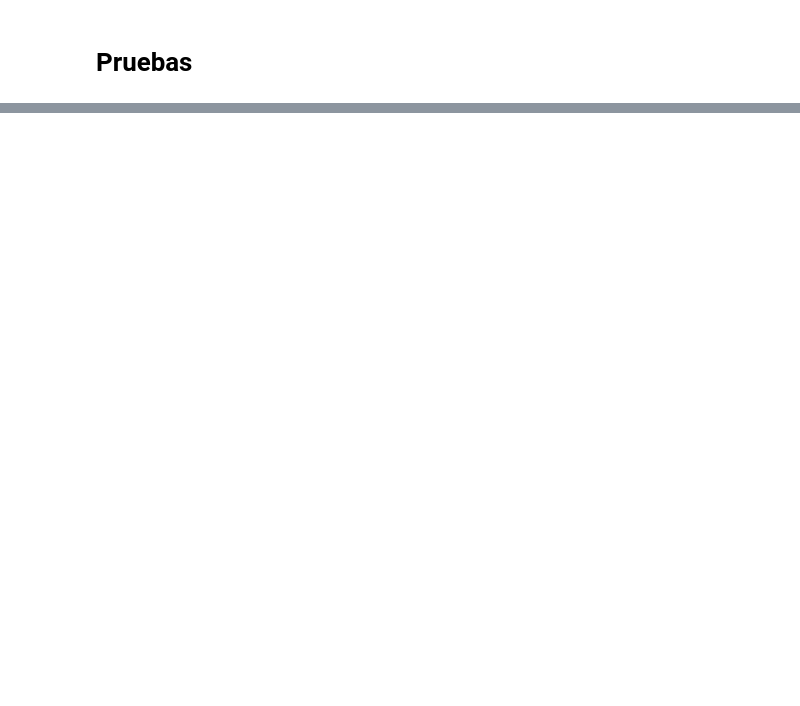
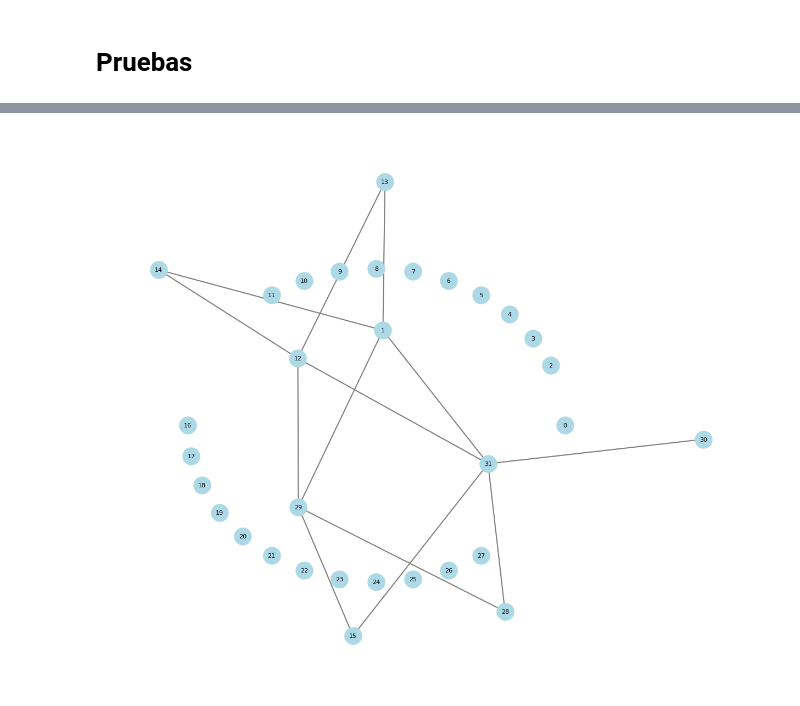
Before and after one commit to Sesped777/Proyecto_carretera, a Jupyter notebook: Busqueda_Carretera.ipynb, the cells around one changed output, grey strips where cells are left out. Saved outputs shown, nothing was run; the diff lists cells and outputs as text; code cells hidden in the pictures; blank space fills up the shorter version.

```diff
--- a/Busqueda_Carretera.ipynb
+++ b/Busqueda_Carretera.ipynb
@@ -100,25 +177,21 @@ def Casilla_valida(matriz_np, tipo_1, tipo_2):
-# %%
-def Funcion_transicion(matriz, accion):
-
-    if accion == 1:
-        return 0
-    elif accion == 2:
-        return 0
-    elif accion == 3:
-        return 0
-    elif accion == 4:
-        return 0
+# %%
+def Funcion_transicion(estado, accion):
+    """Función de transición modificada para evitar modificar el estado original"""
+    estado = estado.copy()  # Crear una copia para no modificar el original
+    coordenada = Casilla_valida(estado, accion[0], accion[1])
+    if coordenada is not None:
+        estado[coordenada[0], coordenada[1]] = 1
+    return estado
 # %% [markdown]
 # Pruebas
 # %%
-matriz_Adyescencia = np.eye(32)
-matriz_Adyescencia[1][0] = 1
+estado_inicial = np.eye(32)
 
-print(matriz_Adyescencia)
-accion = Accion()
+print(estado_inicial)
+accion = (1,1)
 print(f"a:{accion[0]}  b:{accion[1]}")
-#i,j = Casilla_valida(matriz_Adyescencia, accion[0],accion[1])
-i,j = Casilla_valida(matriz_Adyescencia,accion[0],accion[1])
+#i,j = Casilla_valida(estado_inicial, accion[0],accion[1])
+i,j = Casilla_valida(estado_inicial,accion[0],accion[1])
 
 print(f"i:{i} j:{j}")
 # %% [output]
@@ -135,0 +214,8 @@ i:1 j:12
+# %%
+estado_inicial = np.eye(32)
+estado_sig = estado_inicial
+for i in range(32):
+    accion = Accion()
+    print(f"Accion: {accion}")
+    estado_actual = estado_sig
+    estado_sig = Funcion_transicion(estado_actual, accion)
@@ -135,0 +240,5 @@ i:1 j:12
+# %%
+grafo = matriz_adyacencia_a_grafo_sin_diagonal(estado_sig)
+dibujar_grafo(grafo)
+# %% [output]
+[figure, added]
```
Also changed, not shown: parts of 10 cells of this notebook, 1 other file.
